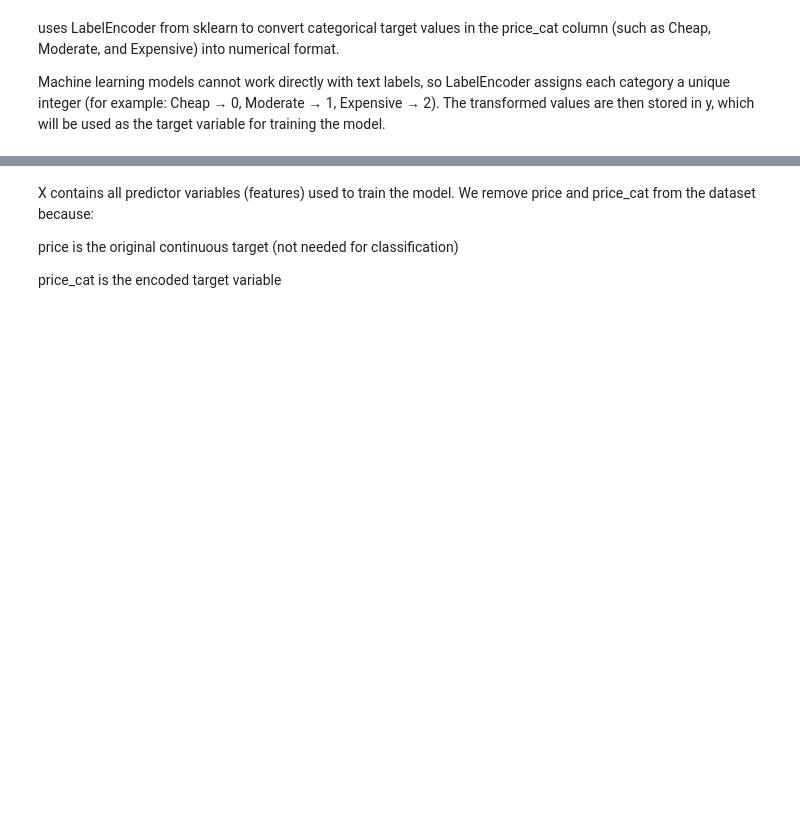
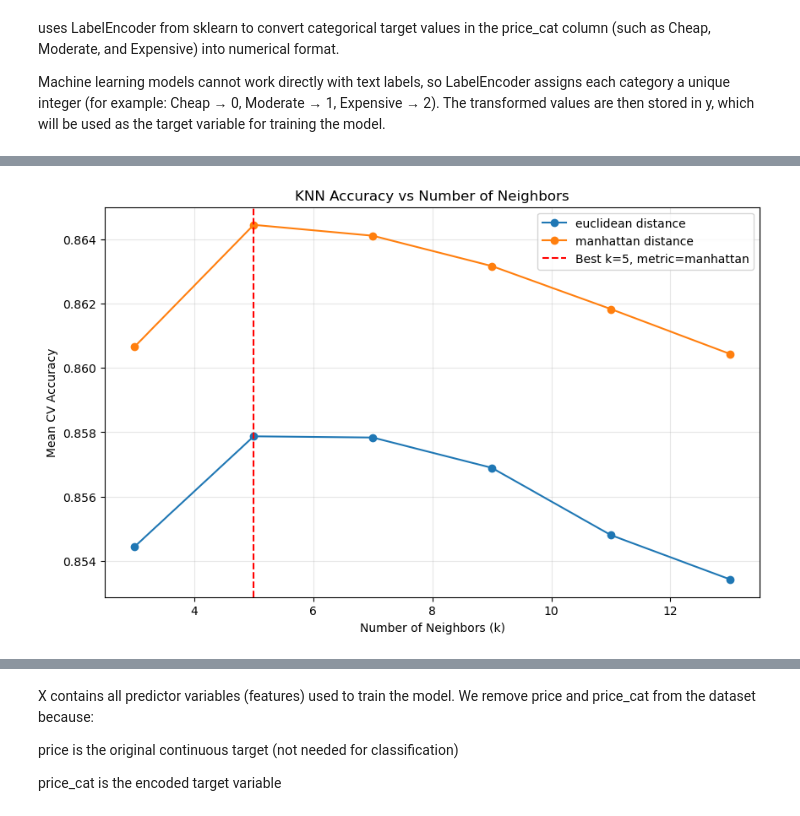
Before and after one commit to Farahhamza56/Assignment1_ML, a Jupyter notebook: Notebook/Car_Price_Project.ipynb, the cells around one changed output, grey strips where cells are left out. Saved outputs shown, nothing was run; the diff lists cells and outputs as text; code cells hidden in the pictures; blank space fills up the shorter version.

```diff
--- a/Notebook/Car_Price_Project.ipynb
+++ b/Notebook/Car_Price_Project.ipynb
@@ -587,8 +590,12 @@ To define the thresholds for the price categories (Cheap, Moderate, and Expensiv
 # Task 4: Linear Regression Model
 We will train a Linear Regression model to predict the car price.
 # %%
+# train_cleaned = train_clean.copy()
+# test_cleaned = test_clean.copy()
 #Training model
+from sklearn.linear_model import LinearRegression
+
 model = LinearRegression()
-model.fit(x_train, y_train)
-#prediction
-y_pred = model.predict(x_test)
+model.fit(X_train, y_train)
+
+y_pred = model.predict(X_test)
@@ -716,5 +716,90 @@ uses LabelEncoder from sklearn to convert categorical target values in the price
 
 Machine learning models cannot work directly with text labels, so LabelEncoder assigns each category a unique integer (for example: Cheap → 0, Moderate → 1, Expensive → 2). The transformed values are then stored in y, which will be used as the target variable for training the model.
 # %%
-le = LabelEncoder()
-y = le.fit_transform(train_clean['price_cat'])
+# Step 1: Create price categories from y_train and y_test
+y_train_num = y_train.astype(float)
+y_test_num = y_test.astype(float)
+
+low_threshold = y_train_num.quantile(0.33)
+high_threshold = y_train_num.quantile(0.66)
+
+conditions_train = [y_train_num <= low_threshold, y_train_num >= high_threshold]
+y_train_cat = np.select(conditions_train, ['cheap', 'expensive'], default='moderate')
+
+conditions_test = [y_test_num <= low_threshold, y_test_num >= high_threshold]
+y_test_cat = np.select(conditions_test, ['cheap', 'expensive'], default='moderate')
+
+print("Train distribution:")
+print(pd.Series(y_train_cat).value_counts())
+print("\nTest distribution:")
+print(pd.Series(y_test_cat).value_counts())
+# Step 2: Encode target variable
+le_knn = LabelEncoder()
+y_train_encoded = le_knn.fit_transform(y_train_cat)
+y_test_encoded = le_knn.transform(y_test_cat)
+# Step 3: Standardize the features
+scaler_knn = StandardScaler()
+X_train_scaled = scaler_knn.fit_transform(X_train)
+X_test_scaled = scaler_knn.transform(X_test)
+# Step 4: GridSearchCV + KFold
+param_grid = {
+    'n_neighbors': [3, 5, 7, 9, 11, 13],
+    'metric': ['euclidean', 'manhattan']
+}
+
+knn = KNeighborsClassifier()
+kfold = KFold(n_splits=5, shuffle=True, random_state=42)
+
+grid_search = GridSearchCV(
+    estimator=knn,
+    param_grid=param_grid,
+    cv=kfold,
+    scoring='accuracy',
+    n_jobs=-1
+)
+
+grid_search.fit(X_train_scaled, y_train_encoded)
+
+print("Best Parameters:", grid_search.best_params_)
+print("Best CV Accuracy: {:.4f}".format(grid_search.best_score_))
+# Step 5: Plot Accuracy vs Number of Neighbors
+results = pd.DataFrame(grid_search.cv_results_)
+
+plt.figure(figsize=(10, 6))
+
+for metric in ['euclidean', 'manhattan']:
+    subset = results[results['param_metric'] == metric]
+    plt.plot(subset['param_n_neighbors'],
+             subset['mean_test_score'],
+             label=f'{metric} distance',
+             marker='o')
+
+best_k = grid_search.best_params_['n_neighbors']
+best_metric = grid_search.best_params_['metric']
+plt.axvline(best_k, color='red', linestyle='--',
+            label=f'Best k={best_k}, metric={best_metric}')
+
+plt.title('KNN Accuracy vs Number of Neighbors')
+plt.xlabel('Number of Neighbors (k)')
+plt.ylabel('Mean CV Accuracy')
+plt.legend()
+plt.grid(True, alpha=0.3)
+plt.show()
+# Step 6: Evaluate best model
+best_knn = grid_search.best_estimator_
+y_pred_knn = best_knn.predict(X_test_scaled)
+
+print("Test Accuracy: {:.4f}".format(accuracy_score(y_test_encoded, y_pred_knn)))
+print("\nClassification Report:\n")
+print(classification_report(y_test_encoded, y_pred_knn, target_names=le_knn.classes_))
+# Step 7: Confusion Matrix
+plt.figure(figsize=(6, 4))
+sns.heatmap(confusion_matrix(y_test_encoded, y_pred_knn),
+            annot=True, fmt='d', cmap='Blues',
+            xticklabels=le_knn.classes_,
+            yticklabels=le_knn.classes_)
+plt.title('Confusion Matrix - KNN')
+plt.xlabel('Predicted Label')
+plt.ylabel('True Label')
+plt.show()
+# %% [output]
@@ -720,0 +819 @@ y = le.fit_transform(train_clean['price_cat'])
+[figure, added]
```
Also changed, not shown: parts of 35 cells of this notebook, 1 other file.
